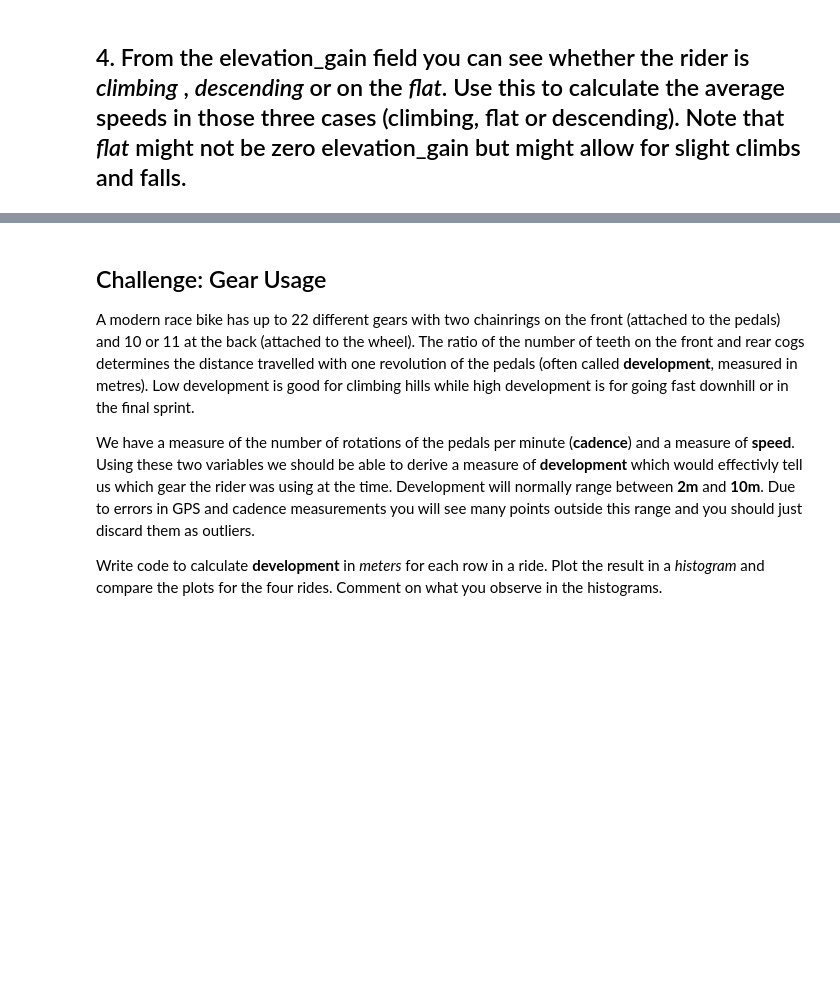
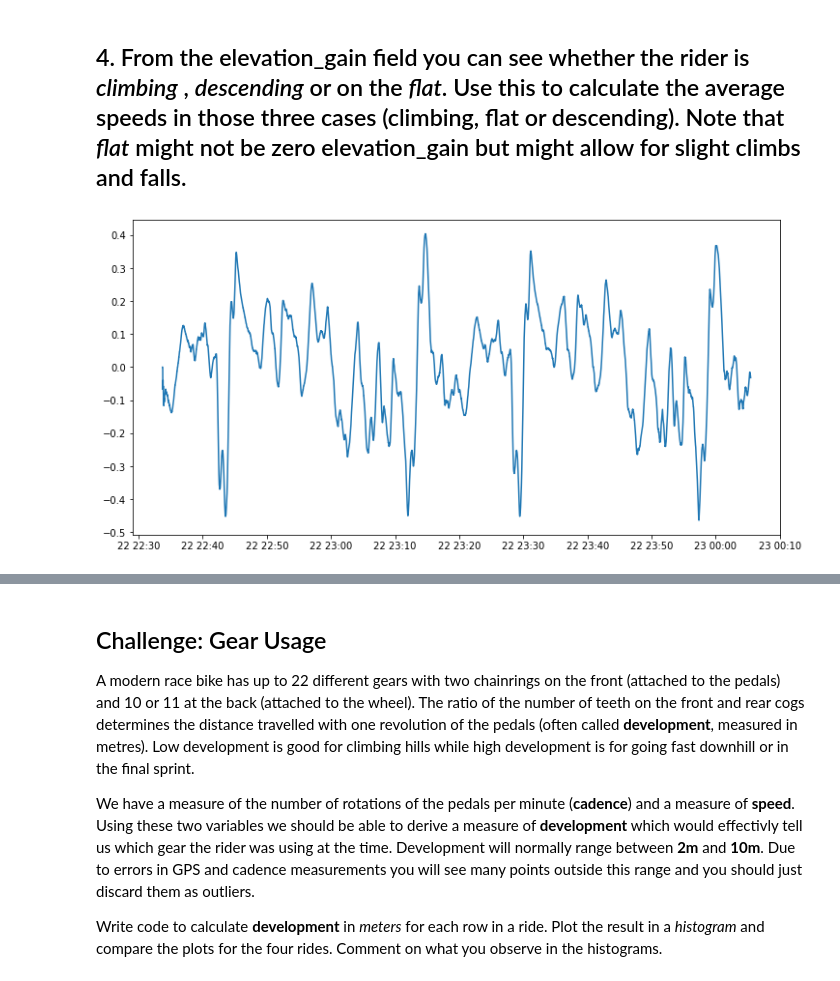
Before and after one commit to MQCOMP2200-S2-2021/data-science-portfolio-wenkangmq, a Jupyter notebook: Portfolio 1.ipynb, the cells around one changed output, grey strips where cells are left out. Cells and saved outputs as stored; diff of their text form; code cells hidden in the pictures; blank space fills up the shorter version.

```diff
--- a/Portfolio 1.ipynb
+++ b/Portfolio 1.ipynb
@@ -190,3 +190,15 @@ None
 Steve did better in 2019, because he finished earlier. And in 2016, apparently there was a problem around 30s in, his speed dropped suddenly. Fortunately He didn't have the same problem in 2019. Also his performace in 2019 became better coz the peaks and valleys leade further than those of 2016's.
 # %% [markdown]
 ## 4. From the elevation_gain field you can see whether the rider is _climbing_ , _descending_ or on the _flat_.   Use this to calculate the average speeds in those three cases (climbing, flat or descending).  Note that _flat_ might not be zero elevation_gain but might allow for slight climbs and falls.
+# %%
+import matplotlib.ticker as plticker
+
+rr19 = rr_2019[['elevation_gain','distance','timedelta']]
+rr19['rolled'] = rr19['elevation_gain'].rolling(100, min_periods=1).mean() # to see it better
+fig, ax = plt.subplots(figsize=(12,6))
+ax.plot(rr19.index,rr19['rolled'])
+loc = plticker.MultipleLocator(base=0.1)
+ax.yaxis.set_major_locator(loc)
+rr19.drop('rolled',axis=1,inplace=True)
+# %% [output]
+[figure, added]
```
Also changed, not shown: parts of 6 cells of this notebook.
